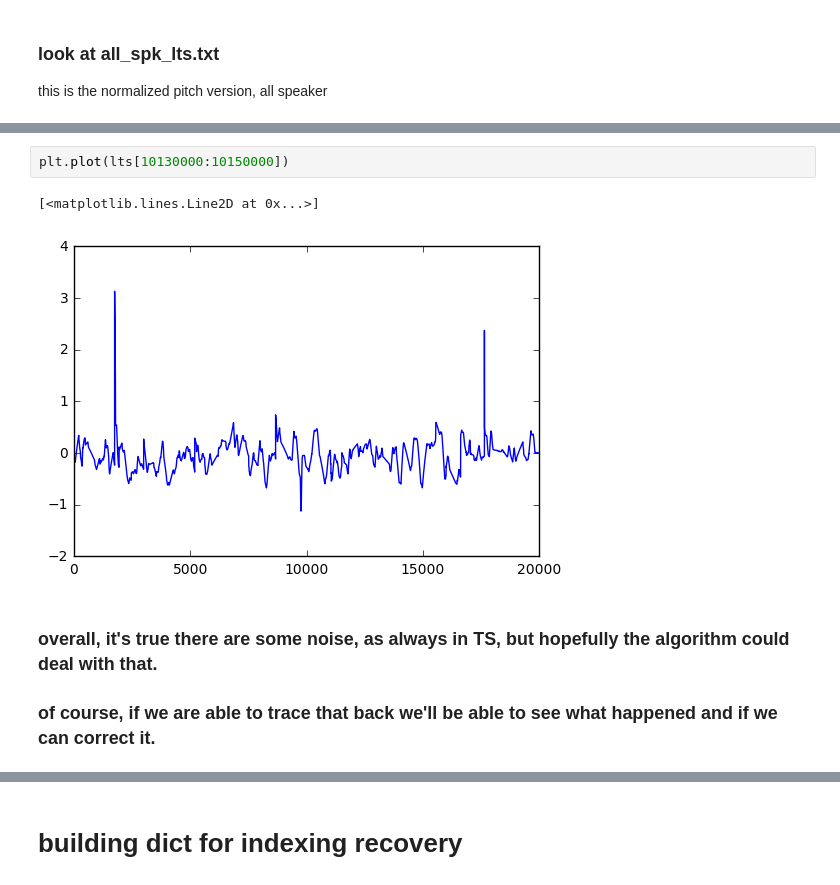
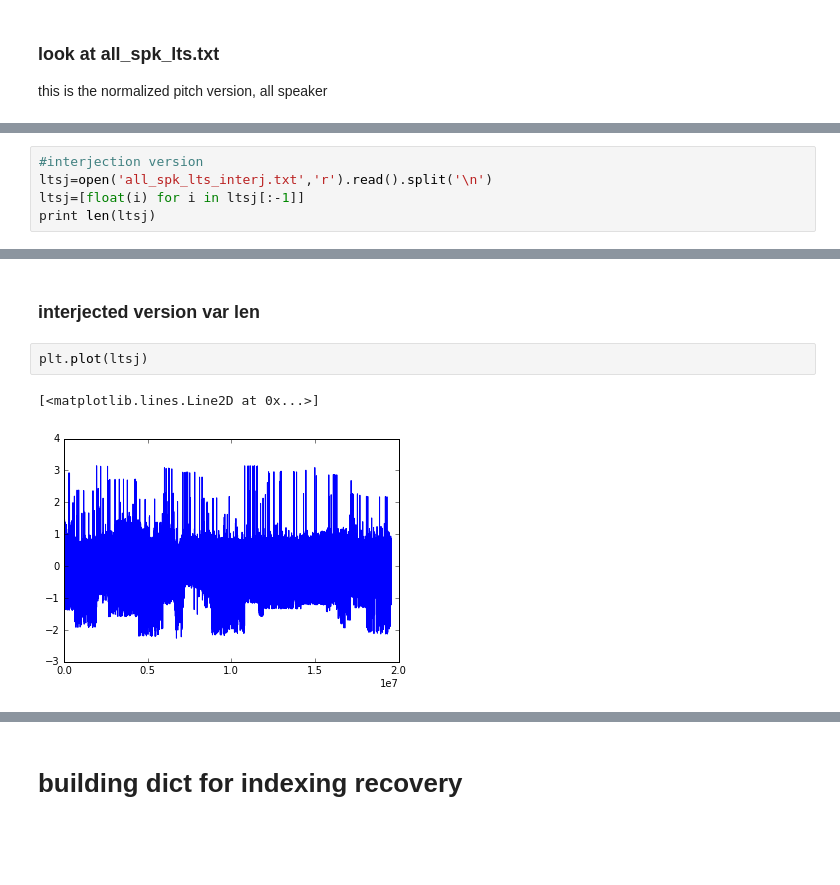
Before and after one commit to zangsir/SPM, a Jupyter notebook: make_long_ts.ipynb, the cells around one changed output, grey strips where cells are left out. Drawn from its saved outputs; the diff is of its cells as text; blank space fills up the shorter version.

```diff
--- a/make_long_ts.ipynb
+++ b/make_long_ts.ipynb
@@ -12,0 +17,5 @@ len(lts)
+# %%
+#interjection version
+ltsj=open('all_spk_lts_interj.txt','r').read().split('\n')
+ltsj=[float(i) for i in ltsj[:-1]]
+print len(ltsj)
@@ -28,9 +217,7 @@ plt.plot(lts[20000:40000])
+# %% [markdown]
+### interjected version var len
 # %%
-plt.plot(lts[10130000:10150000])
+plt.plot(ltsj)
 # %% [output]
 [<matplotlib.lines.Line2D at 0x...>]
-[figure, old version]
+[figure, new version]
-# %% [markdown]
-###  overall, it's true there are some noise, as always in TS, but hopefully the algorithm could deal with that.
-
-### of course, if we are able to trace that back we'll be able to see what happened and if we can correct it.
```
Also changed, not shown: parts of 104 cells of this notebook, 11 other files.
